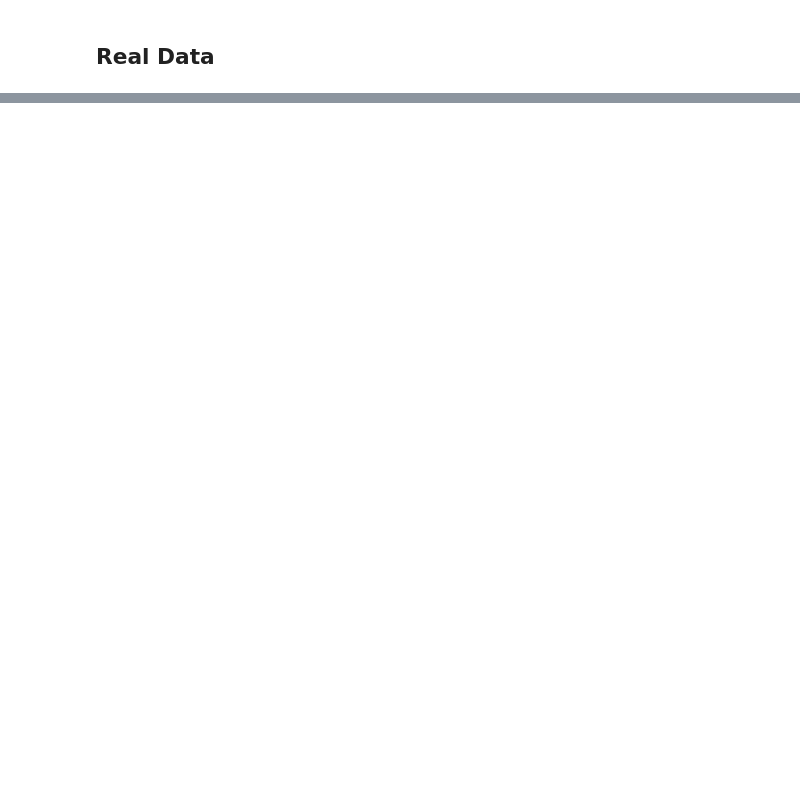
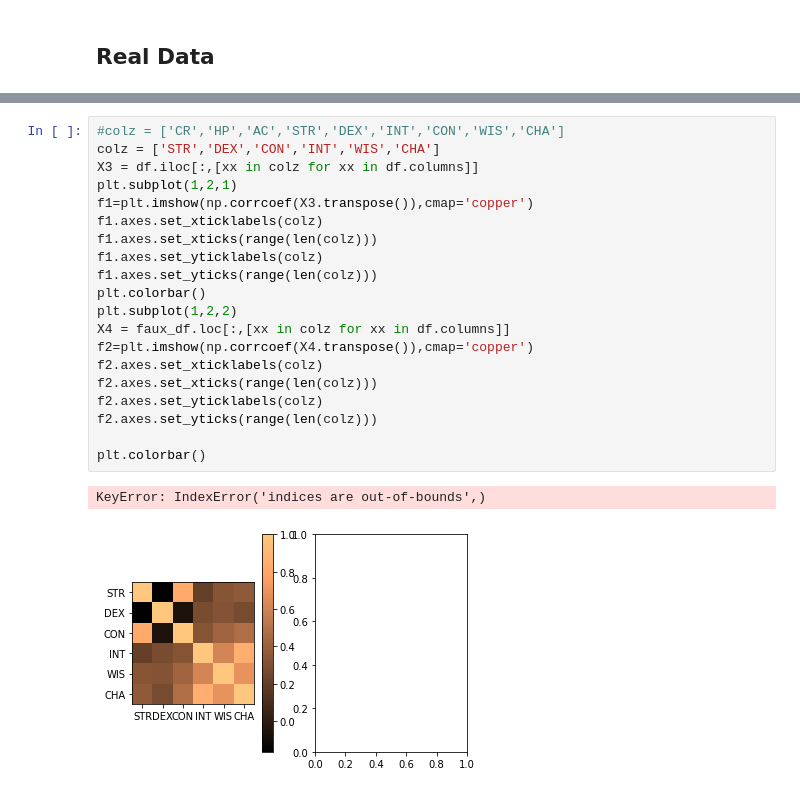
Before and after one commit to CUD2V/kungfauxpandas, a Jupyter notebook: sourcecode/python/notebooks/kfp_dork_test.ipynb, the cells around one changed output, grey strips where cells are left out. Cells and saved outputs as stored; diff of their text form; blank space fills up the shorter version.

```diff
--- a/sourcecode/python/notebooks/kfp_dork_test.ipynb
+++ b/sourcecode/python/notebooks/kfp_dork_test.ipynb
@@ -428,0 +402,23 @@ class BaseException(object)
+# %%
+#colz = ['CR','HP','AC','STR','DEX','INT','CON','WIS','CHA']
+colz = ['STR','DEX','CON','INT','WIS','CHA']
+X3 = df.iloc[:,[xx in colz for xx in df.columns]]
+plt.subplot(1,2,1)
+f1=plt.imshow(np.corrcoef(X3.transpose()),cmap='copper')
+f1.axes.set_xticklabels(colz)
+f1.axes.set_xticks(range(len(colz)))
+f1.axes.set_yticklabels(colz)
+f1.axes.set_yticks(range(len(colz)))
+plt.colorbar()
+plt.subplot(1,2,2)
+X4 = faux_df.loc[:,[xx in colz for xx in df.columns]]
+f2=plt.imshow(np.corrcoef(X4.transpose()),cmap='copper')
+f2.axes.set_xticklabels(colz)
+f2.axes.set_xticks(range(len(colz)))
+f2.axes.set_yticklabels(colz)
+f2.axes.set_yticks(range(len(colz)))
+
+plt.colorbar()
+# %% [output]
+KeyError: IndexError('indices are out-of-bounds',)
+[figure, added]
```
Also changed, not shown: parts of 41 cells of this notebook, 4 other files.
